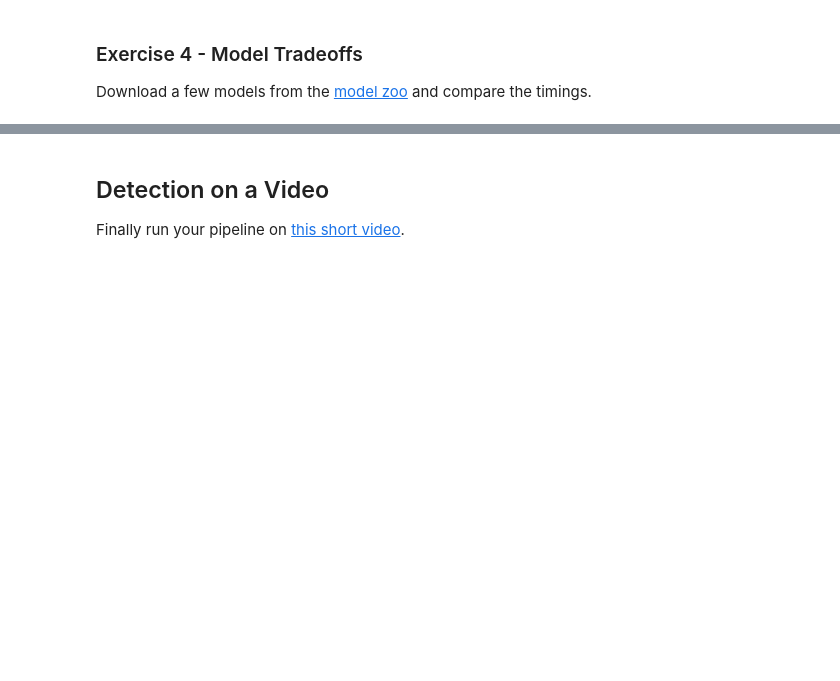
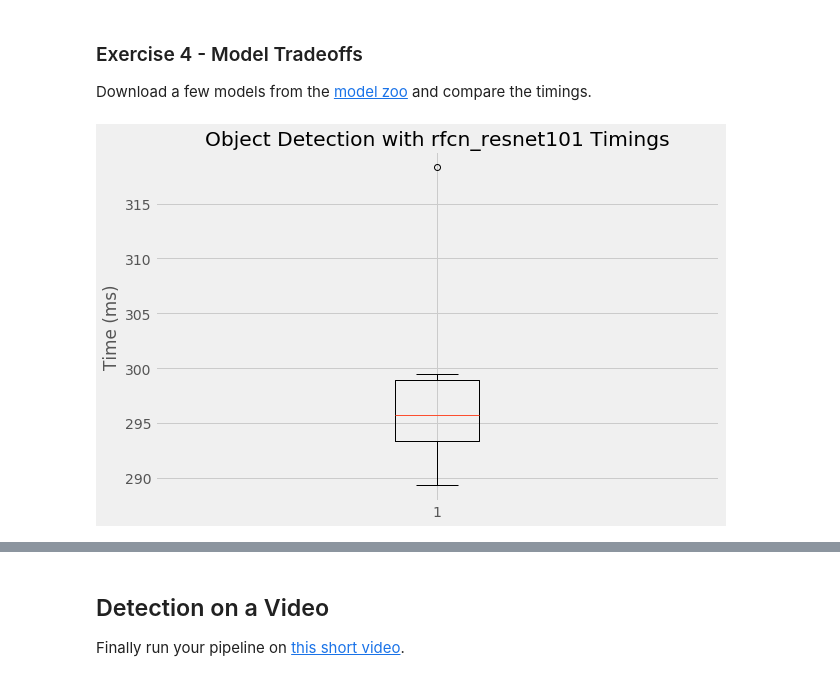
Before and after one commit to byronrwth/Udacity-SelfDrivingCar-Term3, a Jupyter notebook: P2-Semantic-Segmentation/CarND-Object-Detection-Lab-master/CarND-Object-Detection-Lab.ipynb, the cells around one changed output, grey strips where cells are left out. Saved outputs shown, nothing was run; the diff lists cells and outputs as text; code cells hidden in the pictures; blank space fills up the shorter version.

```diff
--- a/P2-Semantic-Segmentation/CarND-Object-Detection-Lab-master/CarND-Object-Detection-Lab.ipynb
+++ b/P2-Semantic-Segmentation/CarND-Object-Detection-Lab-master/CarND-Object-Detection-Lab.ipynb
@@ -460,3 +537,20 @@ bp = ax.boxplot(times)
 ### Exercise 4 - Model Tradeoffs
 
 Download a few models from the [model zoo](https://github.com/tensorflow/models/blob/master/research/object_detection/g3doc/detection_model_zoo.md) and compare the timings.
+# %%
+with tf.Session(graph=detection_graph2) as sess2:
+    times2 = time_detection(sess2, 600, 1000, runs=10)
+
+# Create a figure instance
+fig = plt.figure(1, figsize=(9, 6))
+
+# Create an axes instance
+ax = fig.add_subplot(111)
+plt.title("Object Detection with rfcn_resnet101 Timings")
+plt.ylabel("Time (ms)")
+
+# Create the boxplot
+plt.style.use('fivethirtyeight')
+bp = ax.boxplot(times2)
+# %% [output]
+[figure, added]
```
Also changed, not shown: parts of 11 cells of this notebook.
